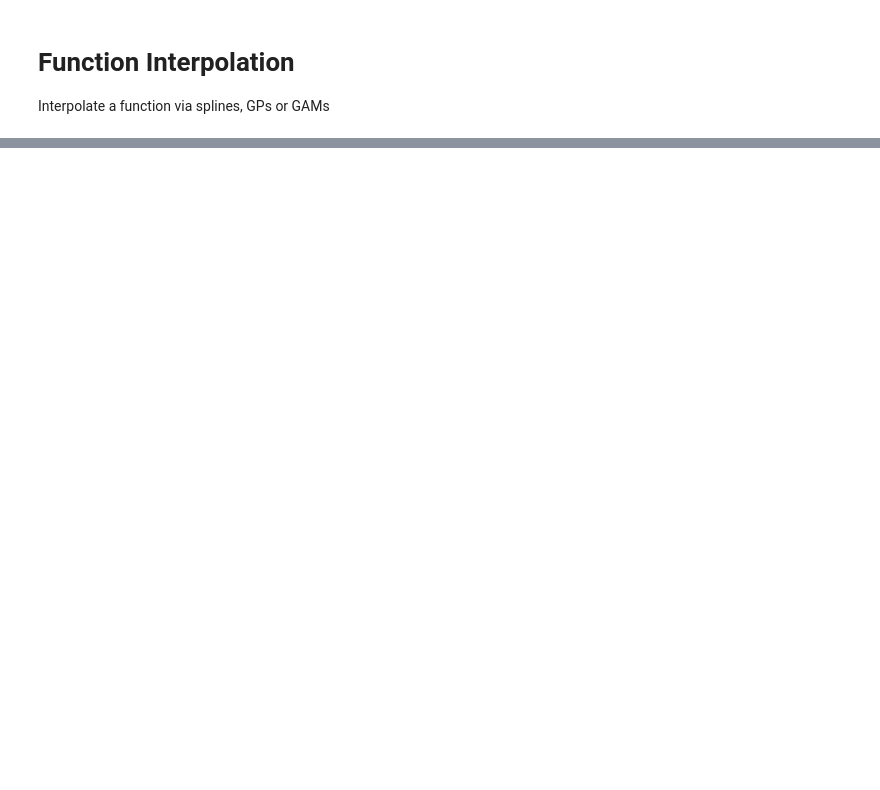
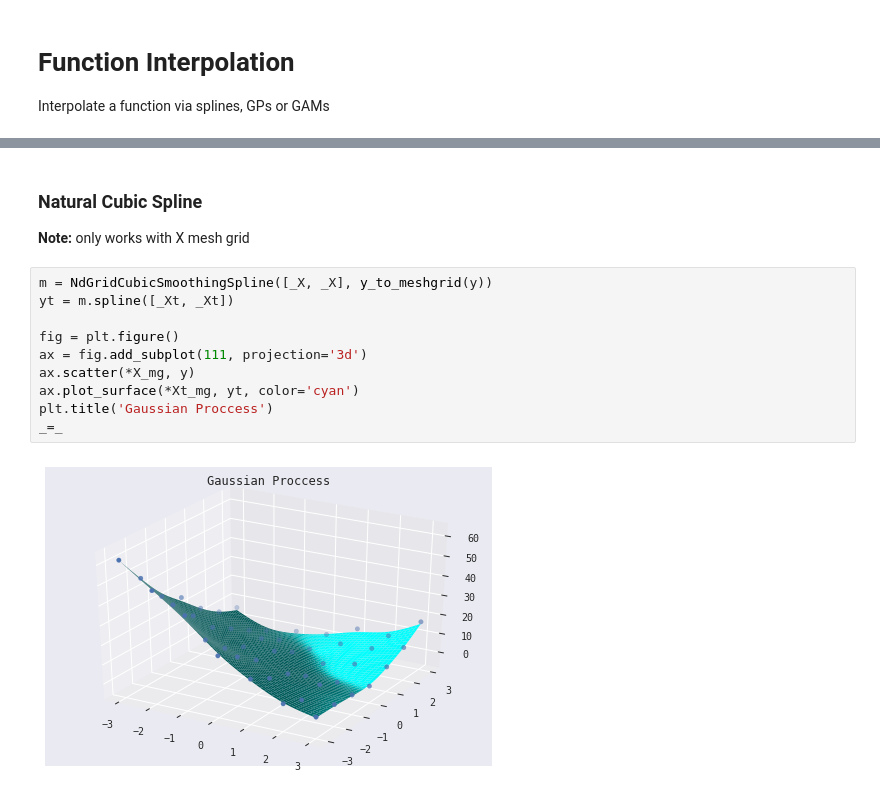
Before and after one commit to mysterious-ben/ds-examples, a Jupyter notebook: models/function_interpolation.ipynb, the cells around one changed output, grey strips where cells are left out. Cells and saved outputs as stored; diff of their text form; blank space fills up the shorter version.

```diff
--- a/models/function_interpolation.ipynb
+++ b/models/function_interpolation.ipynb
@@ -77,0 +139,16 @@ _=_
+# %% [markdown]
+### Natural Cubic Spline
+
+**Note:** only works with X mesh grid
+# %%
+m = NdGridCubicSmoothingSpline([_X, _X], y_to_meshgrid(y))
+yt = m.spline([_Xt, _Xt])
+
+fig = plt.figure()
+ax = fig.add_subplot(111, projection='3d')
+ax.scatter(*X_mg, y)
+ax.plot_surface(*Xt_mg, yt, color='cyan')
+plt.title('Gaussian Proccess')
+_=_
+# %% [output]
+[figure, added]
```
Also changed, not shown: parts of 16 cells of this notebook, 1 other file.
